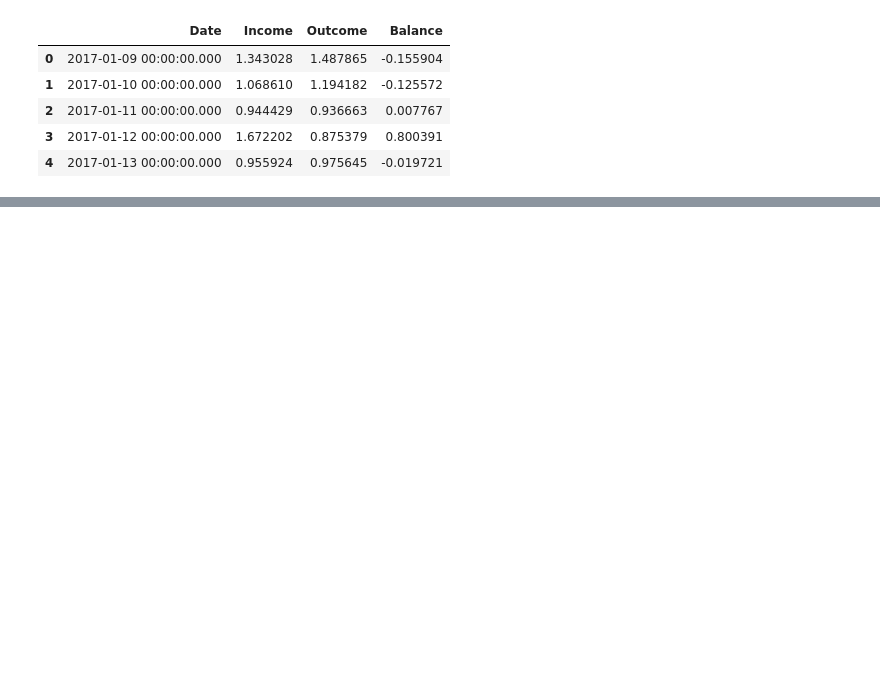
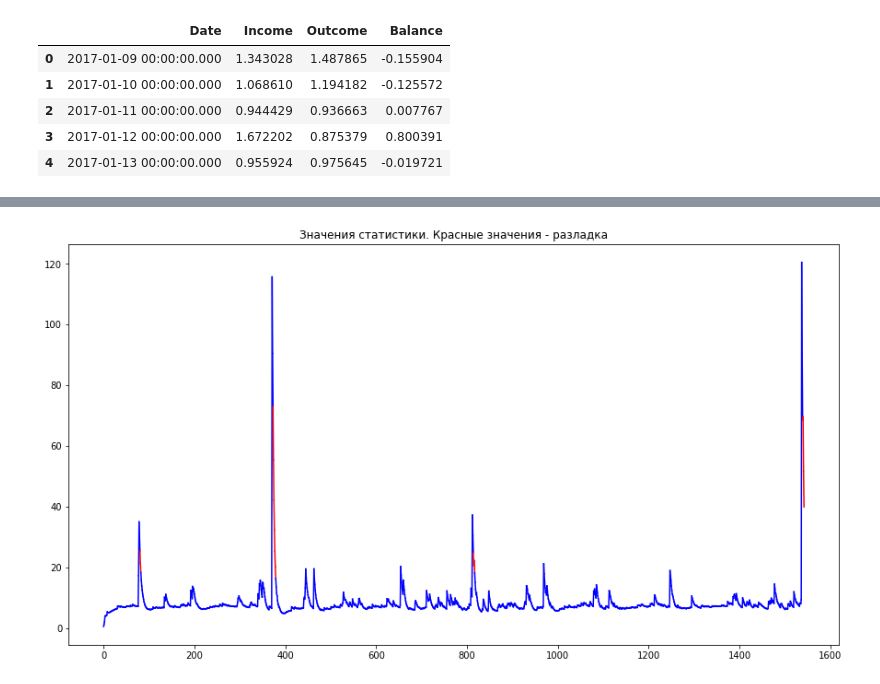
Before and after one commit to AndBoyS/hse-time-series-liquidity, a Jupyter notebook: notebooks/Breakpoint-finding.ipynb, the cells around one changed output, grey strips where cells are left out. Saved outputs shown, nothing was run; the diff lists cells and outputs as text; code cells hidden in the pictures; blank space fills up the shorter version.

```diff
--- a/notebooks/Breakpoint-finding.ipynb
+++ b/notebooks/Breakpoint-finding.ipynb
@@ -72,0 +87,31 @@ plt.show()
+# %%
+import tslib.shiryaev_roberts_finder as sr_finder
+
+alpha = 0.01
+beta = 0.05
+# рассматриваем возрастающие разладки
+sigma_diff = 0.5
+
+stat_trajectory = []
+
+sr = sr_finder.SRFinder(alpha=alpha, beta=beta, sigma_diff=sigma_diff, ceil=200,
+                              trsh=20, slice_length=5, breaks_max=3)
+for k, x_k in enumerate(data['Balance'].values):
+    sr.update(x_k)
+    sr.count_metric()
+    stat_trajectory.append(sr.metric)
+# %%
+# визуализируем статистику с порогами
+fig, ax = plt.subplots(figsize=(15,8))
+
+for i in range(1, len(stat_trajectory)):
+
+    x = [i-1, i]
+    y = [stat_trajectory[i-1], stat_trajectory[i]]
+
+    ax.plot(x, y, color=sr.breakpoints[i])
+
+plt.title('Значения статистики. Красные значения - разладка')
+plt.show()
+# %% [output]
+[figure, added]
```
Also changed, not shown: parts of 7 cells of this notebook, 1 other file.
